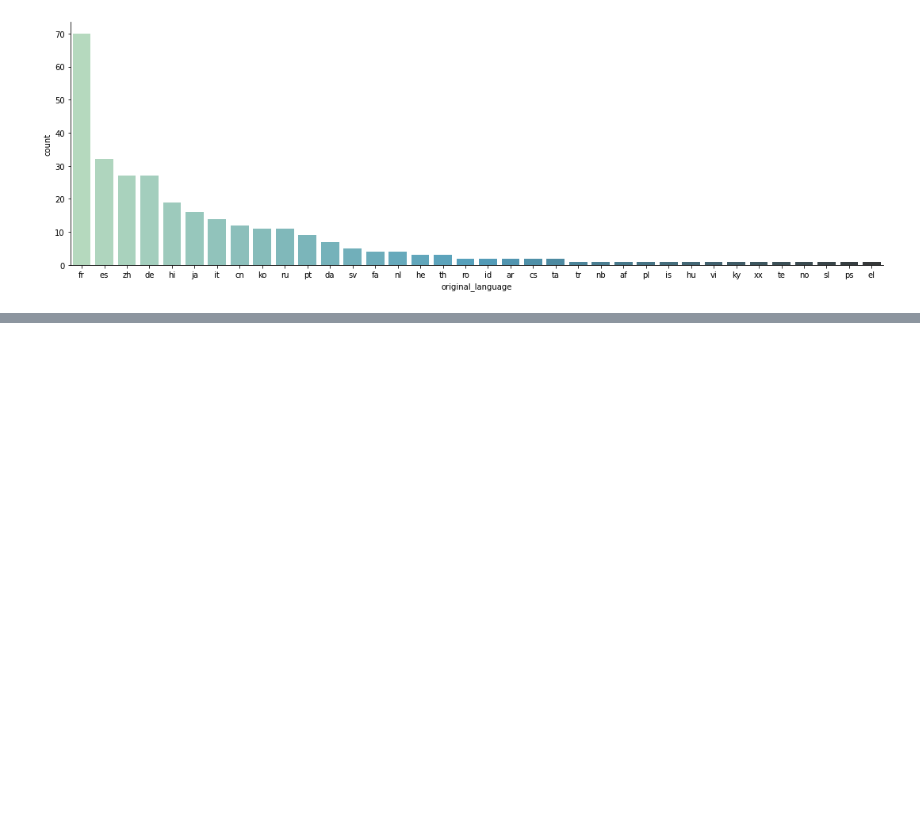
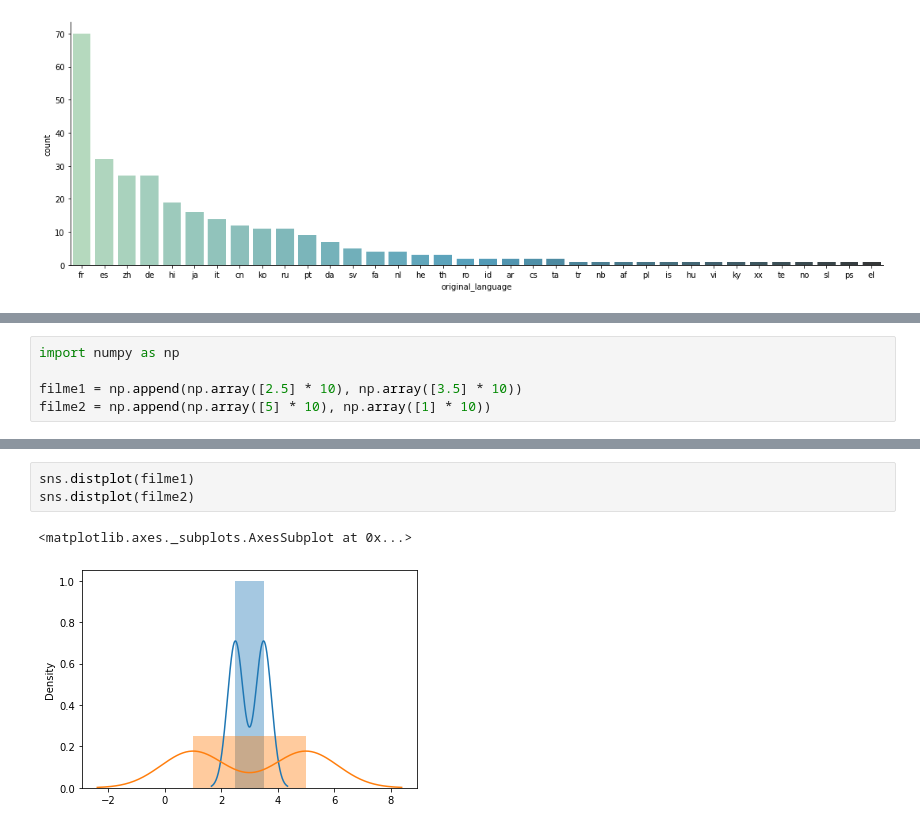
Before and after one commit to weslleysribeiro/intro_data_science, a Jupyter notebook: Introdução_a_Data_Science.ipynb, the cells around one changed output, grey strips where cells are left out. Cells and saved outputs as stored; diff of their text form; blank space fills up the shorter version.

Commit message:
Revisando o papel da média, mediana, medidas de tendência central, dispersão, desvio padrão, box plot, histograma.

```diff
--- a/Introdução_a_Data_Science.ipynb
+++ b/Introdução_a_Data_Science.ipynb
@@ -386,0 +433,5 @@ sns.catplot(x = "original_language", kind="count",
+# %%
+import numpy as np
+
+filme1 = np.append(np.array([2.5] * 10), np.array([3.5] * 10))
+filme2 = np.append(np.array([5] * 10), np.array([1] * 10))
@@ -386,0 +446,6 @@ sns.catplot(x = "original_language", kind="count",
+# %%
+sns.distplot(filme1)
+sns.distplot(filme2)
+# %% [output]
+<matplotlib.axes._subplots.AxesSubplot at 0x...>
+[figure, added]
```
Also changed, not shown: parts of 15 cells of this notebook.
